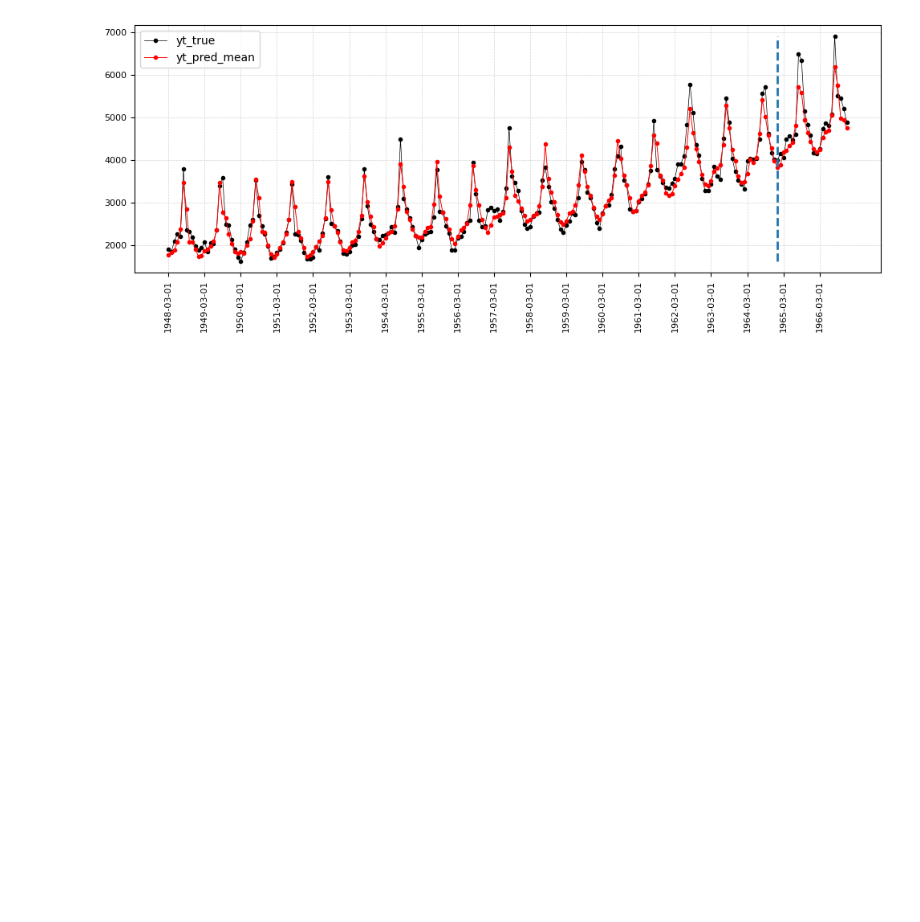
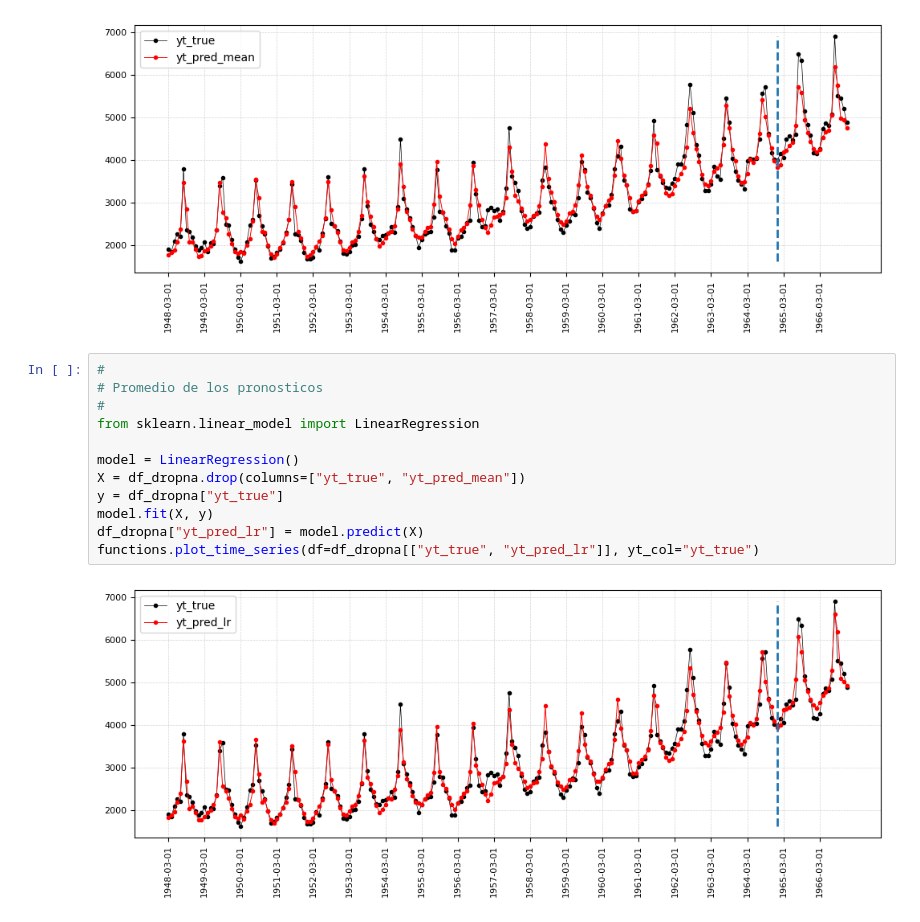
Before and after one commit to 2026-2-predictiva/std-juan-esteban-vasquez-correa, a Jupyter notebook: PRE_08_series_de_tiempo/notebooks/notebook_9.ipynb, the cells around one changed output. Drawn from its saved outputs; the diff is of its cells as text; blank space fills up the shorter version.

```diff
--- a/PRE_08_series_de_tiempo/notebooks/notebook_9.ipynb
+++ b/PRE_08_series_de_tiempo/notebooks/notebook_9.ipynb
@@ -26,3 +26,17 @@ df_dropna["yt_pred_mean"] = df_dropna.mean(axis=1)
 functions.plot_time_series(df=df_dropna[["yt_true", "yt_pred_mean"]], yt_col="yt_true")
 # %% [output]
 [figure]
+# %%
+#
+# Promedio de los pronosticos
+#
+from sklearn.linear_model import LinearRegression
+
+model = LinearRegression()
+X = df_dropna.drop(columns=["yt_true", "yt_pred_mean"])
+y = df_dropna["yt_true"]
+model.fit(X, y)
+df_dropna["yt_pred_lr"] = model.predict(X)
+functions.plot_time_series(df=df_dropna[["yt_true", "yt_pred_lr"]], yt_col="yt_true")
+# %% [output]
+[figure, added]
```
